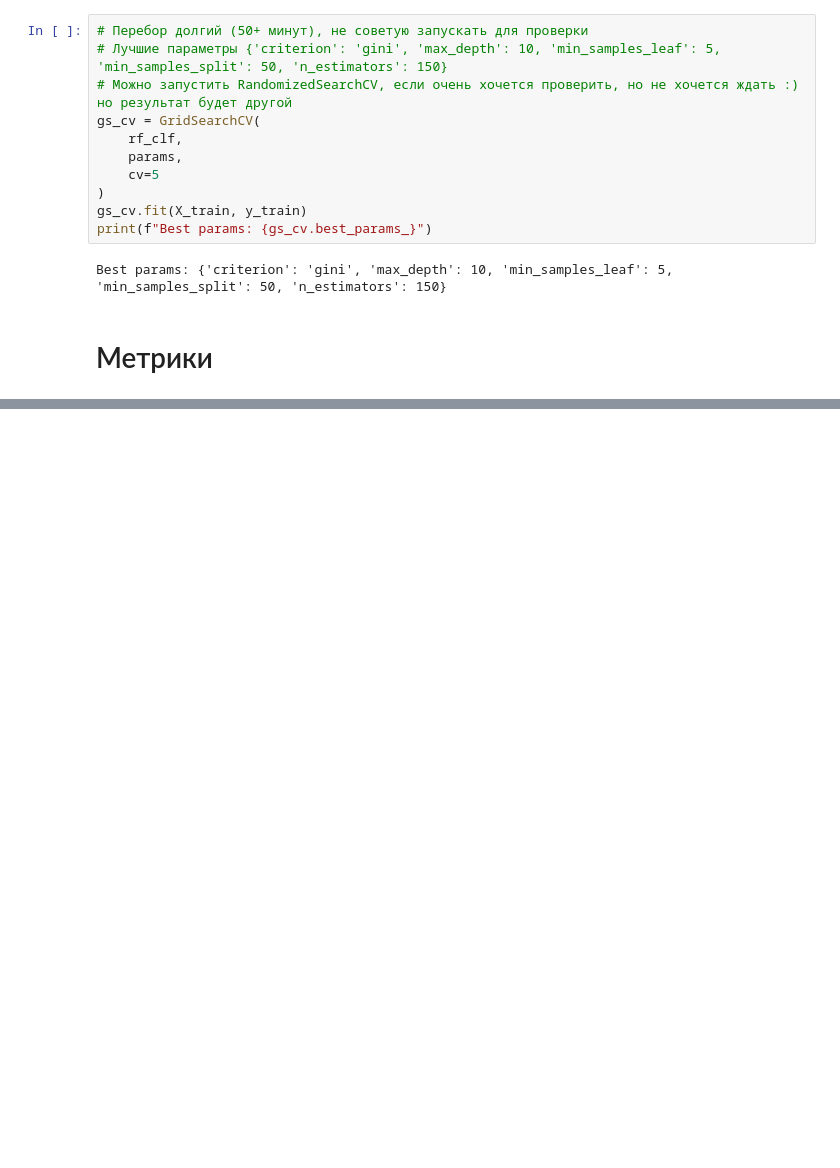
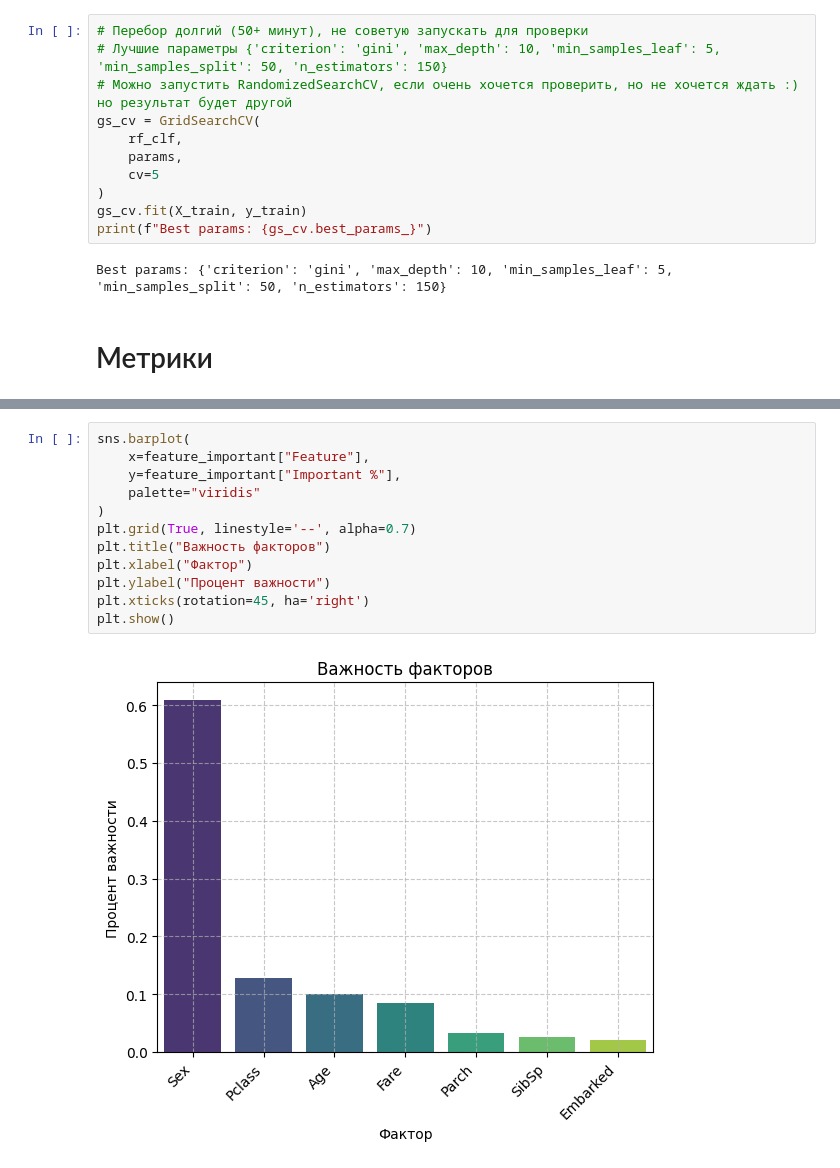
Before and after one commit to NeZorinEgor/MyML-Notes, a Jupyter notebook: FeatureEngineering/05_Data_Cleansing/titanic.ipynb, the cells around one changed output, grey strips where cells are left out. Saved outputs shown, nothing was run; the diff lists cells and outputs as text; blank space fills up the shorter version.

Commit message:
feat: add plots

```diff
--- a/FeatureEngineering/05_Data_Cleansing/titanic.ipynb
+++ b/FeatureEngineering/05_Data_Cleansing/titanic.ipynb
@@ -218,0 +300,14 @@ TODO
+# %%
+sns.barplot(
+    x=feature_important["Feature"],
+    y=feature_important["Important %"],
+    palette="viridis"
+)
+plt.grid(True, linestyle='--', alpha=0.7)
+plt.title("Важность факторов")
+plt.xlabel("Фактор")
+plt.ylabel("Процент важности")
+plt.xticks(rotation=45, ha='right')
+plt.show()
+# %% [output]
+[figure, added]
```
Also changed, not shown: parts of 18 cells of this notebook.
